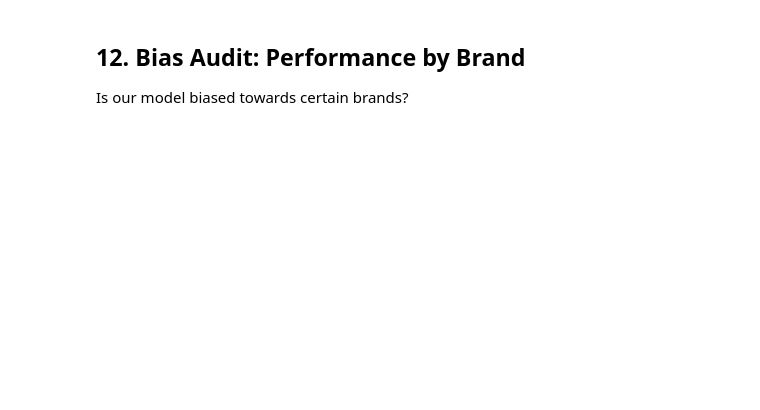
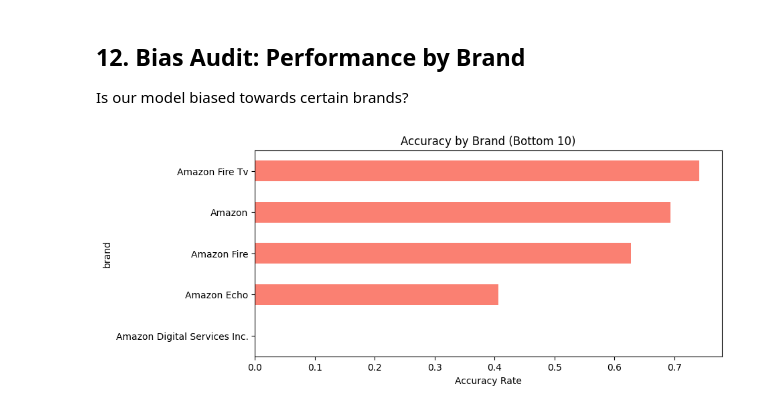
Before and after one commit to soltsega/Natural-Langugage-Processing---Sentiment-Analysis-on-Product-Reviews, a Jupyter notebook: notebooks/02_model_engineering.ipynb, the cells around one changed output. Cells and saved outputs as stored; diff of their text form; code cells hidden in the pictures; blank space fills up the shorter version.

```diff
--- a/notebooks/02_model_engineering.ipynb
+++ b/notebooks/02_model_engineering.ipynb
@@ -178,9 +231,11 @@ Is our model biased towards certain brands?
 # %%
 test_analysis['correct'] = test_analysis['actual'] == test_analysis['pred']
 brand_accuracy = test_analysis.groupby('brand')['correct'].mean().sort_values()
 
-plt.figure(figsize=(10, 5))
+plt.figure(figsize=(9, 4))
 brand_accuracy.head(10).plot(kind='barh', color='salmon')
 plt.title("Accuracy by Brand (Bottom 10)")
 plt.xlabel("Accuracy Rate")
 plt.show()
+# %% [output]
+[figure, added]
```
Also changed, not shown: parts of 9 cells of this notebook.
